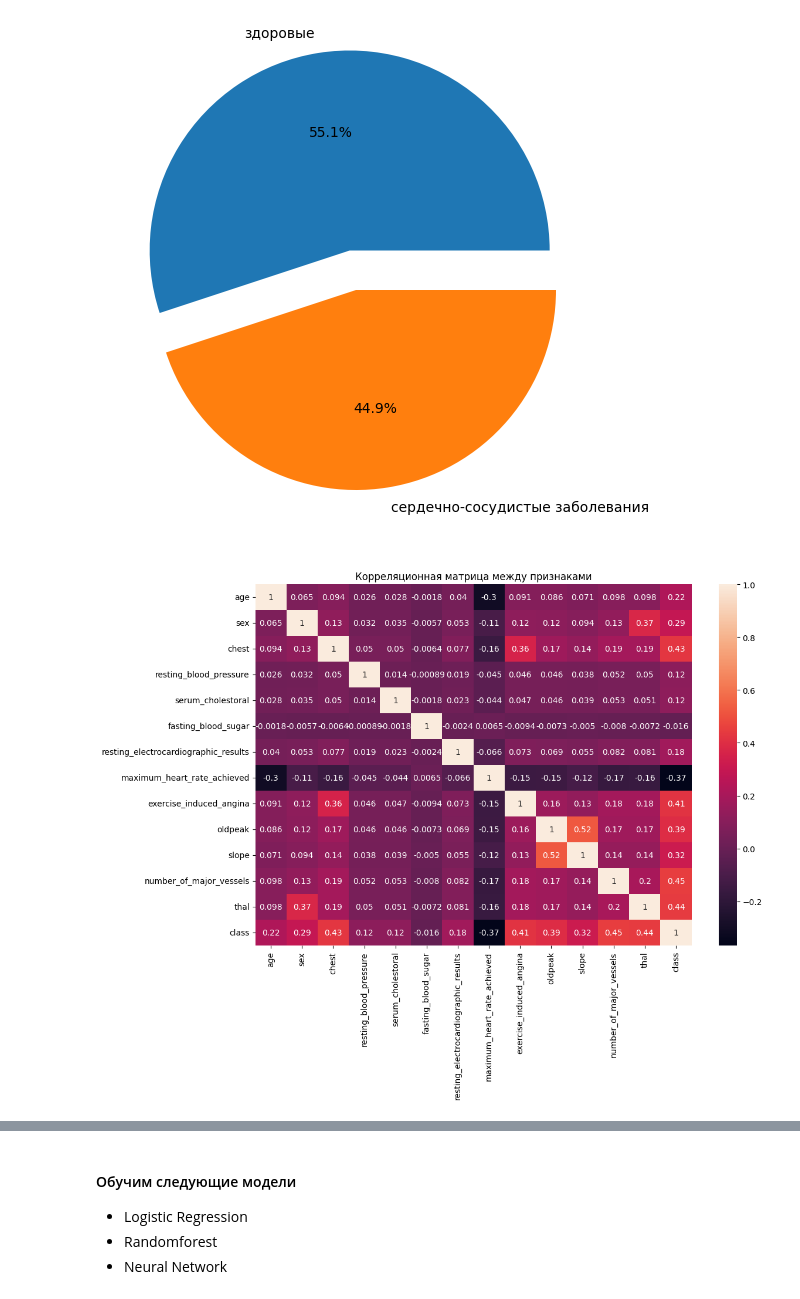
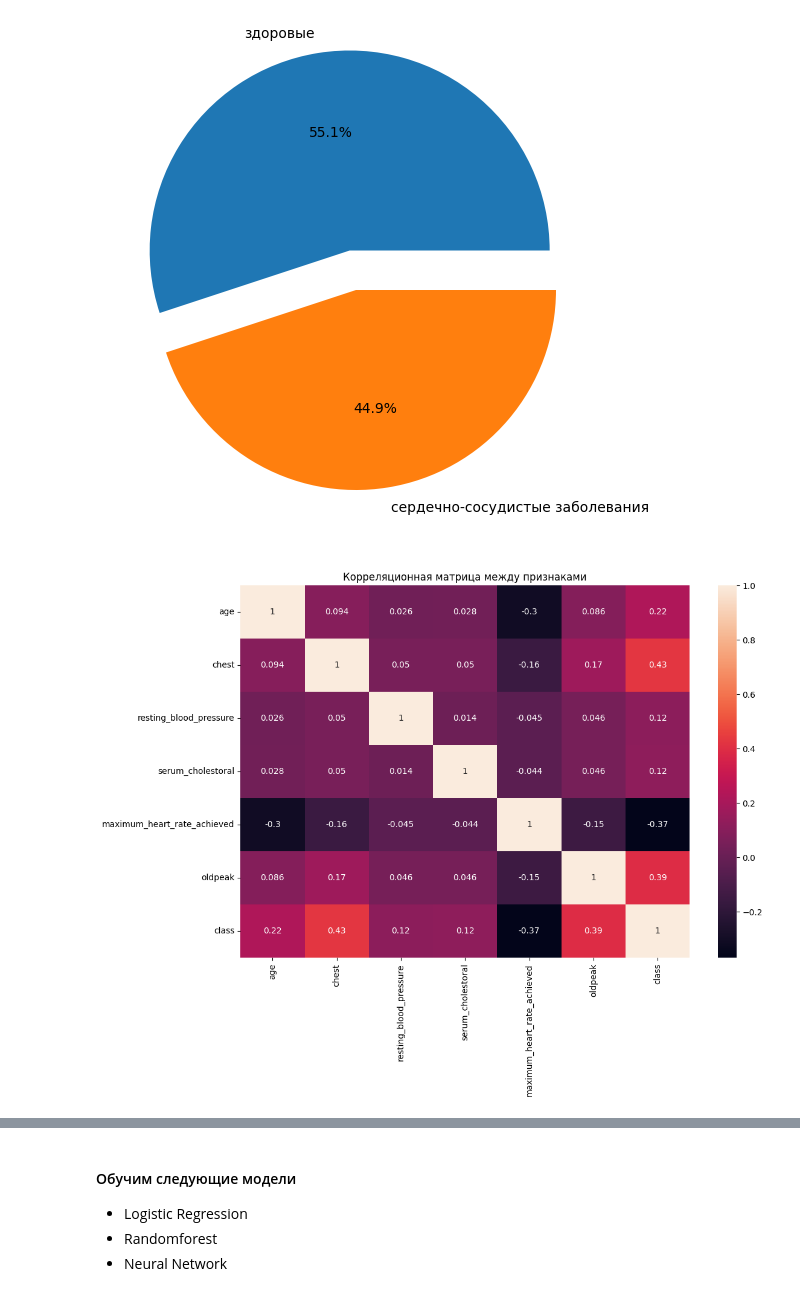
Before and after one commit to Ludmila271390/Heart_dis_pred, a Jupyter notebook: Heart_pro.ipynb, the cells around one changed output, grey strips where cells are left out. Cells and saved outputs as stored; diff of their text form; code cells hidden in the pictures.

```diff
--- a/Heart_pro.ipynb
+++ b/Heart_pro.ipynb
@@ -417,11 +417,13 @@ axes.pie(
 # %% [output]
 [figure]
 # %%
+# выделим  признаки для создания корреляционной матрицы
+corr_data = heart_train_df[[ 'age',	'chest', 'resting_blood_pressure', 'serum_cholestoral', 'maximum_heart_rate_achieved', 	'oldpeak', 'class']]
 #Корреляционная матрица между признаками
 plt.figure(figsize = (12,8))
-cm = heart_train_df.corr()
+cm = corr_data.corr()
 sns.heatmap(cm, annot = True)
 plt.title('Корреляционная матрица между признаками')
 plt.show()
 # %% [output]
-[figure, old version]
+[figure, new version]
```
Also changed, not shown: parts of 23 cells of this notebook, 5 other files.
